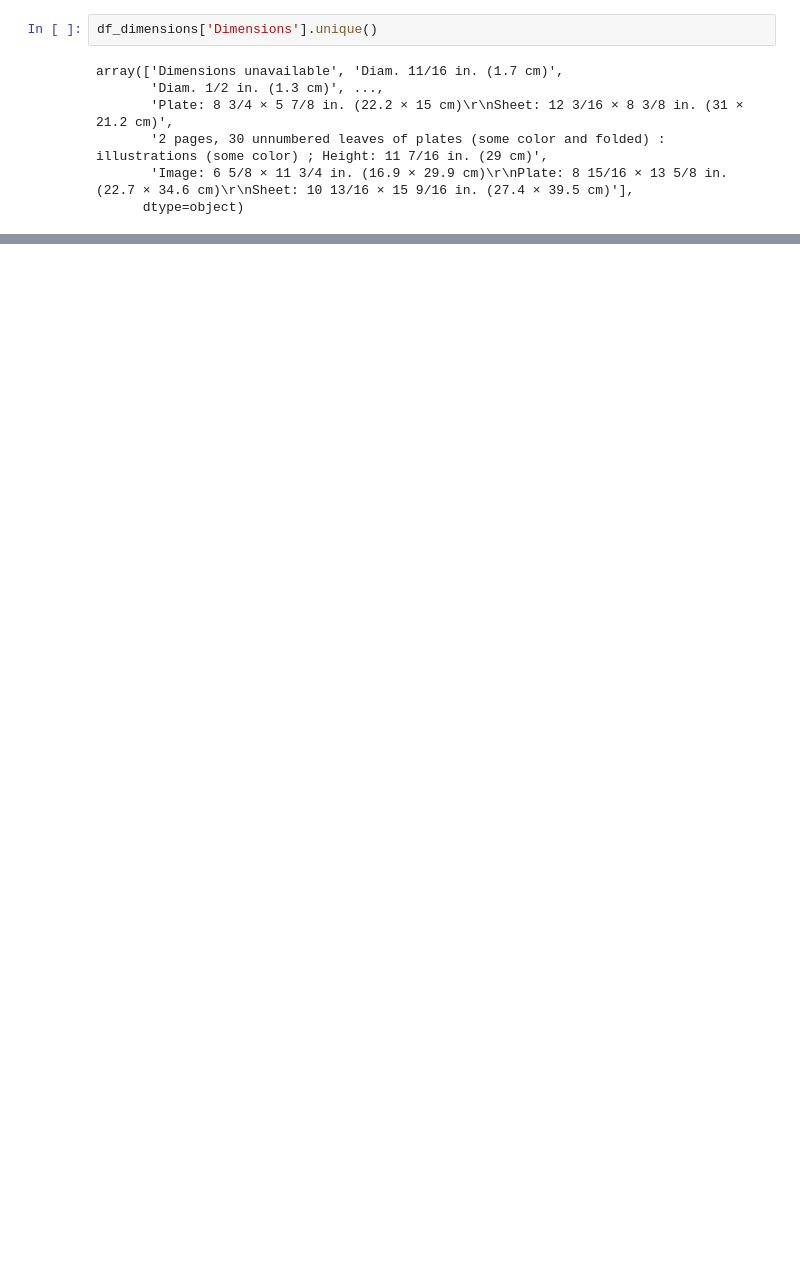
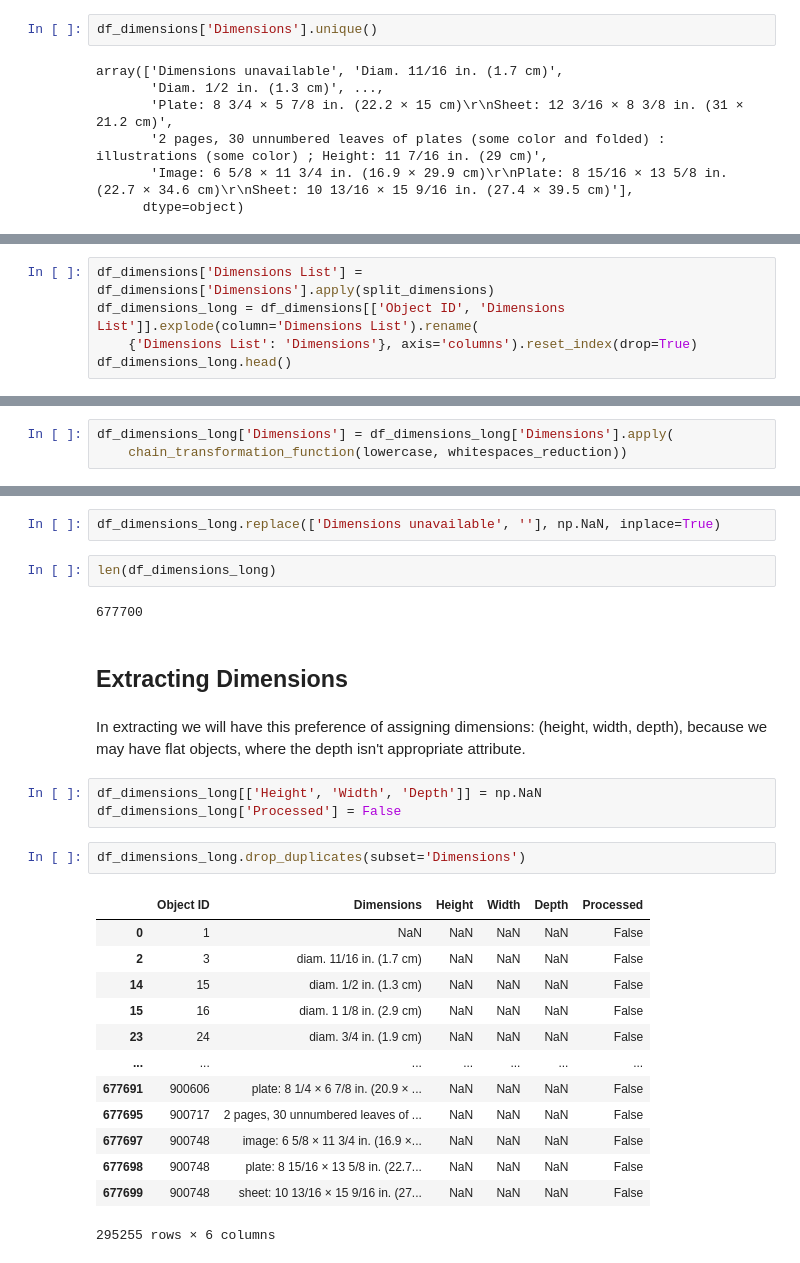
Before and after one commit to nickobard/Data-Preprocessing-Course, a Jupyter notebook: 01/01_homework.ipynb, the cells around one changed output, grey strips where cells are left out. Cells and saved outputs as stored; diff of their text form; blank space fills up the shorter version.

Commit message:
Save current dimensions extraction work

```diff
--- a/01/01_homework.ipynb
+++ b/01/01_homework.ipynb
@@ -2731,0 +2774,5 @@ array(['Dimensions unavailable', 'Diam. 11/16 in. (1.7 cm)',
+# %%
+df_dimensions['Dimensions List'] = df_dimensions['Dimensions'].apply(split_dimensions)
+df_dimensions_long = df_dimensions[['Object ID', 'Dimensions List']].explode(column='Dimensions List').rename(
+    {'Dimensions List': 'Dimensions'}, axis='columns').reset_index(drop=True)
+df_dimensions_long.head()
@@ -2731,0 +2788,3 @@ array(['Dimensions unavailable', 'Diam. 11/16 in. (1.7 cm)',
+# %%
+df_dimensions_long['Dimensions'] = df_dimensions_long['Dimensions'].apply(
+    chain_transformation_function(lowercase, whitespaces_reduction))
@@ -2731,0 +2799,29 @@ array(['Dimensions unavailable', 'Diam. 11/16 in. (1.7 cm)',
+# %%
+df_dimensions_long.replace(['Dimensions unavailable', ''], np.NaN, inplace=True)
+# %%
+len(df_dimensions_long)
+# %% [output]
+677700
+# %% [markdown]
+## Extracting Dimensions
+# %% [markdown]
+In extracting we will have this preference of assigning dimensions: (height, width, depth), because we may have flat objects, where the depth isn't appropriate attribute.
+# %%
+df_dimensions_long[['Height', 'Width', 'Depth']] = np.NaN
+df_dimensions_long['Processed'] = False
+# %%
+df_dimensions_long.drop_duplicates(subset='Dimensions')
+# %% [output]
+|  | Object ID | Dimensions | Height | Width | Depth | Processed |
+| 0 | 1 | NaN | NaN | NaN | NaN | False |
+| 2 | 3 | diam. 11/16 in. (1.7 cm) | NaN | NaN | NaN | False |
+| 14 | 15 | diam. 1/2 in. (1.3 cm) | NaN | NaN | NaN | False |
+| 15 | 16 | diam. 1 1/8 in. (2.9 cm) | NaN | NaN | NaN | False |
+| 23 | 24 | diam. 3/4 in. (1.9 cm) | NaN | NaN | NaN | False |
+| ... | ... | ... | ... | ... | ... | ... |
+| 677691 | 900606 | plate: 8 1/4 × 6 7/8 in. (20.9 × ... | NaN | NaN | NaN | False |
+| 677695 | 900717 | 2 pages, 30 unnumbered leaves of ... | NaN | NaN | NaN | False |
+| 677697 | 900748 | image: 6 5/8 × 11 3/4 in. (16.9 ×... | NaN | NaN | NaN | False |
+| 677698 | 900748 | plate: 8 15/16 × 13 5/8 in. (22.7... | NaN | NaN | NaN | False |
+| 677699 | 900748 | sheet: 10 13/16 × 15 9/16 in. (27... | NaN | NaN | NaN | False |
+295255 rows × 6 columns
```
Also changed, not shown: parts of 43 cells of this notebook.
